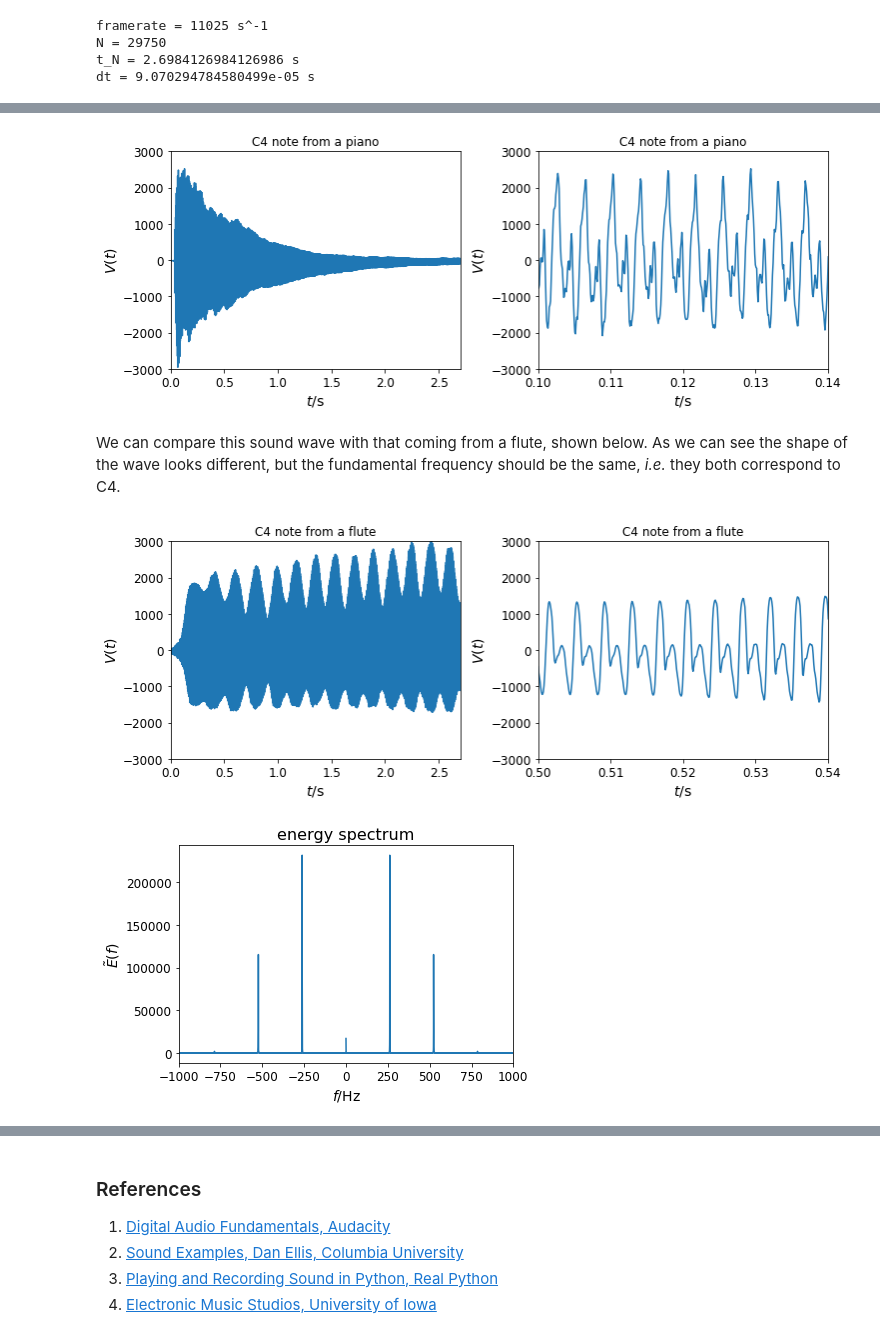
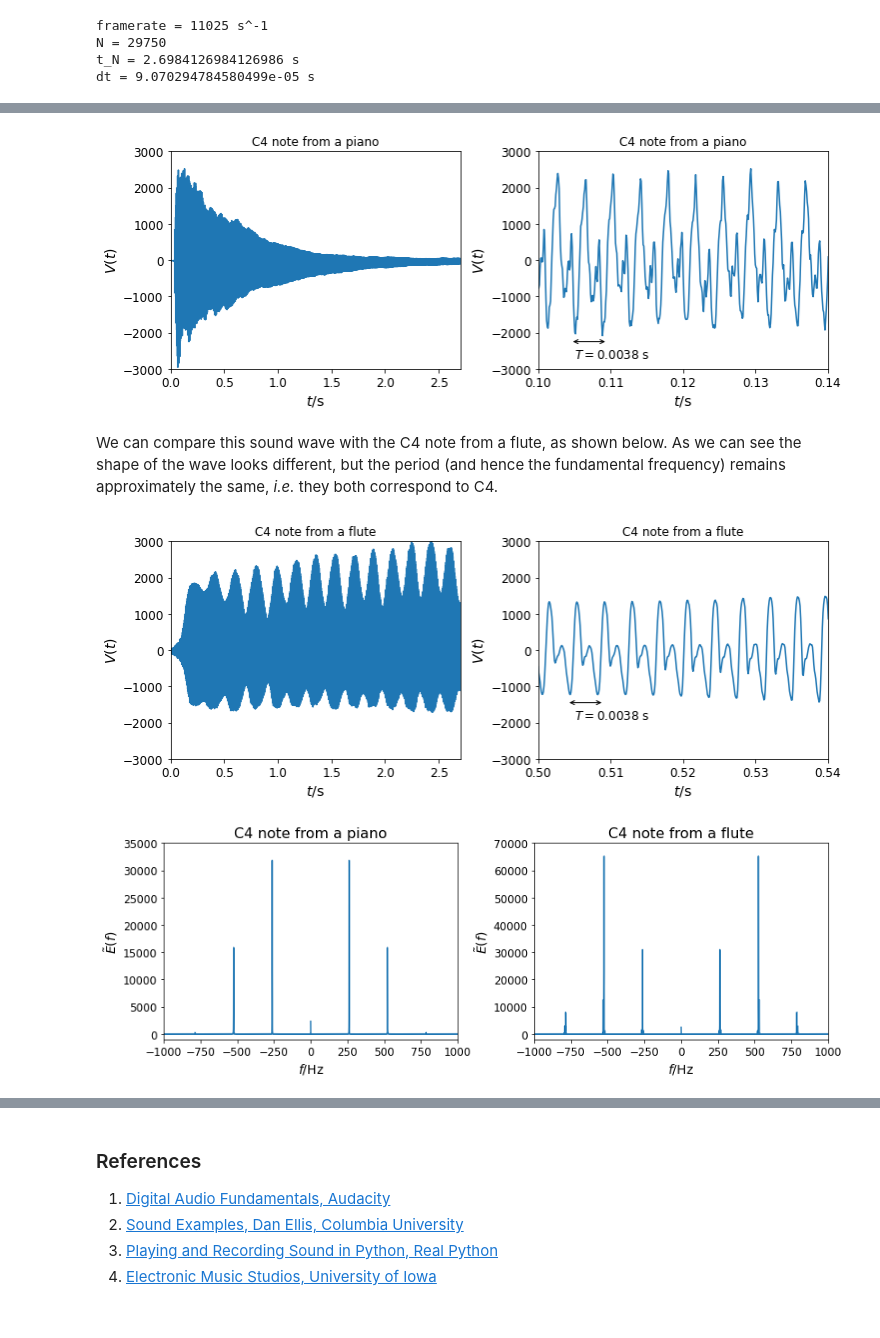
Before and after one commit to elsentjhung/sound-wave-analyser, a Jupyter notebook: sound_analyser.ipynb, the cells around one changed output, grey strips where cells are left out. Drawn from its saved outputs; the diff is of its cells as text; code cells hidden in the pictures.

```diff
--- a/sound_analyser.ipynb
+++ b/sound_analyser.ipynb
@@ -618,5 +774,5 @@ The plot on the right shows the zoomed-in section.
 # %%
-t = np.arange(0, tN, dt)
+t1 = np.arange(0, tN1, dt1)
 
 fig, ax = plt.subplots(1, 2, figsize=(12.1, 4))
 
@@ -626,27 +782,32 @@ for n in range(0, 2, 1):
     ax[n].set_ylabel('$V(t)$', fontsize=14)
     ax[n].set_ylim(-3000, 3000)
     ax[n].tick_params(axis='both', which='major', labelsize=12)
-    ax[n].plot(t, V)
+    ax[n].plot(t1, V1)
 
 ax[0].set_xlim(0, 2.7)
 ax[0].set_aspect(2.7/8000)
 ax[1].set_xlim(0.1, 0.14)
 ax[1].set_aspect(0.04/8000)
 
+ax[1].annotate('', c='black', xy=(0.1095,-2250), xytext=(0.1045,-2250),
+            arrowprops=dict(edgecolor='black', facecolor='red', arrowstyle='<->'))
+
+ax[1].annotate('$T=0.0038$ s', c='black', fontsize=12, xy=(0.105,-2700))
+
 plt.show()
 # %% [output]
-[figure, old version]
+[figure, new version]
 # %% [markdown]
-We can compare this sound wave with that coming from a flute, shown below.
-As we can see the shape of the wave looks different, but the fundamental frequency should be the same, _i.e._ they both correspond to C4.
+We can compare this sound wave with the C4 note from a flute, as shown below.
+As we can see the shape of the wave looks different, but the period (and hence the fundamental frequency) remains approximately the same, _i.e._ they both correspond to C4.
 # %%
-framerate, V = wavfile.read('./samples/flute-C4.wav')
+framerate2, V2 = wavfile.read('./samples/flute-C4.wav')
 
-N = len(V)  # get the total number of points
-tN = N/framerate  # calculate the total sampling time
-dt = 1/framerate  # calculate the timestep
+N2 = len(V2)  # get the total number of points
+tN2 = N2/framerate2  # calculate the total sampling time
+dt2 = 1/framerate2  # calculate the timestep
 
-t = np.arange(0, tN, dt)
+t2 = np.arange(0, tN2, dt2)
 
 fig, ax = plt.subplots(1, 2, figsize=(12.1, 4))
 
@@ -656,35 +817,51 @@ for n in range(0, 2, 1):
     ax[n].set_ylabel('$V(t)$', fontsize=14)
     ax[n].set_ylim(-3000, 3000)
     ax[n].tick_params(axis='both', which='major', labelsize=12)
-    ax[n].plot(t, V)
+    ax[n].plot(t2, V2)
 
 ax[0].set_xlim(0, 2.7)
 ax[0].set_aspect(2.7/8000)
 ax[1].set_xlim(0.5, 0.54)
 ax[1].set_aspect(0.04/8000)
 
+ax[1].annotate('', c='black', xy=(0.509,-1450), xytext=(0.504,-1450),
+            arrowprops=dict(edgecolor='black', facecolor='red', arrowstyle='<->'))
+
+ax[1].annotate('$T=0.0038$ s', c='black', fontsize=12, xy=(0.505,-1900))
+
 plt.show()
 # %% [output]
-[figure, old version]
+[figure, new version]
 # %%
-N = np.shape(V)[0]
-f = 1/(N*dt)*np.concatenate((np.arange(0, N/2, 1), np.arange(-N/2, 0, 1)))
+N1 = np.shape(V1)[0]
+f1 = 1/(N1*dt1)*np.concatenate((np.arange(0, N1/2, 1), np.arange(-N1/2, 0, 1)))
 
-Vtilde = np.fft.fft(V)*dt # Fourier transform of V(t), Vtilde(omega)
+N2 = np.shape(V2)[0]
+f2 = 1/(N2*dt2)*np.concatenate((np.arange(0, N2/2, 1), np.arange(-N2/2, 0, 1)))
 
-fig, ax = plt.subplots(figsize=(6, 4))
+Vtilde1 = np.fft.fft(V1, norm='forward') # Fourier transform of V(t), Vtilde(omega)
+Vtilde2 = np.fft.fft(V2, norm='forward')
 
-ax.set_title('energy spectrum', fontsize=16)
-ax.set_xlabel('$f/$Hz', fontsize=14)
-ax.set_ylabel('$\\tilde{E}(f)$', fontsize=14)
-ax.set_xlim(-1000, 1000)
-#ax.set_ylim(0, 0.0005)
-ax.tick_params(axis='both', which='major', labelsize=12)
-#ax.set_yticks(np.arange(-2, 2.1, 1))
-#ax.set_xticks(np.arange(0, 0.049, 0.012))
+fig, ax = plt.subplots(1, 2, figsize=(13.5, 4))
 
-ax.plot(f, np.real(Vtilde*np.conjugate(Vtilde)))
+for n in range(0, 2, 1):
+    ax[n].set_xlabel('$f/$Hz', fontsize=14)
+    ax[n].set_ylabel('$\\tilde{E}(f)$', fontsize=14)
+    ax[n].set_xlim(-1000, 1000)
+    ax[n].tick_params(axis='both', which='major', labelsize=12)
+
+ax[0].set_title('C4 note from a piano', fontsize=16)
+ax[1].set_title('C4 note from a flute', fontsize=16)
+
+ax[0].set_ylim(-1000, 35000)
+ax[1].set_ylim(-2000, 70000)
+
+ax[0].set_aspect((2/3)*2000/36000)
+ax[1].set_aspect((2/3)*2000/72000)
+
+ax[0].plot(f1, np.real(Vtilde1*np.conjugate(Vtilde1)))
+ax[1].plot(f2, np.real(Vtilde2*np.conjugate(Vtilde2)))
 
 plt.show()
 # %% [output]
-[figure, old version]
+[figure, new version]
```
Also changed, not shown: parts of 20 cells of this notebook, 4 other files.
